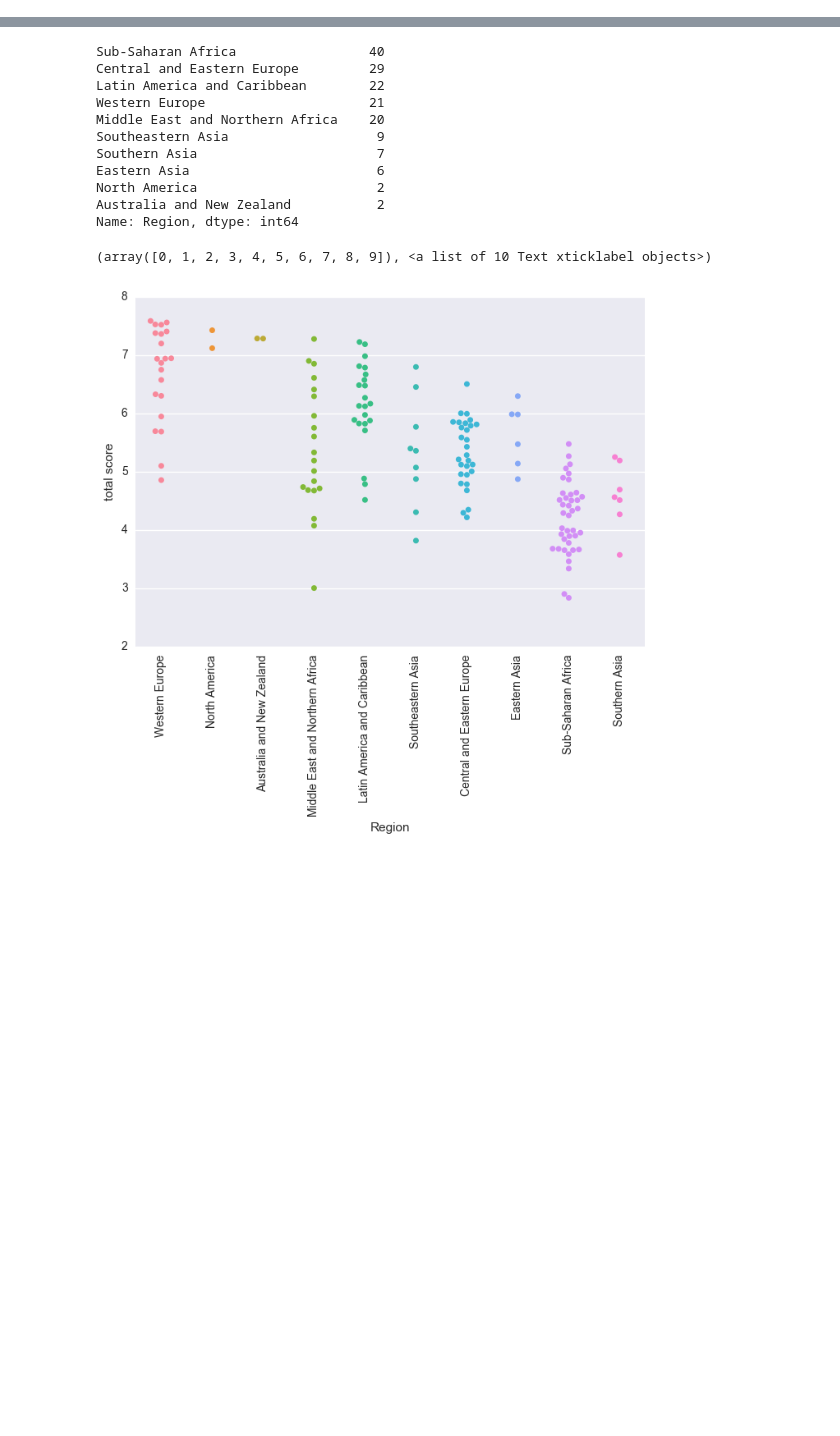
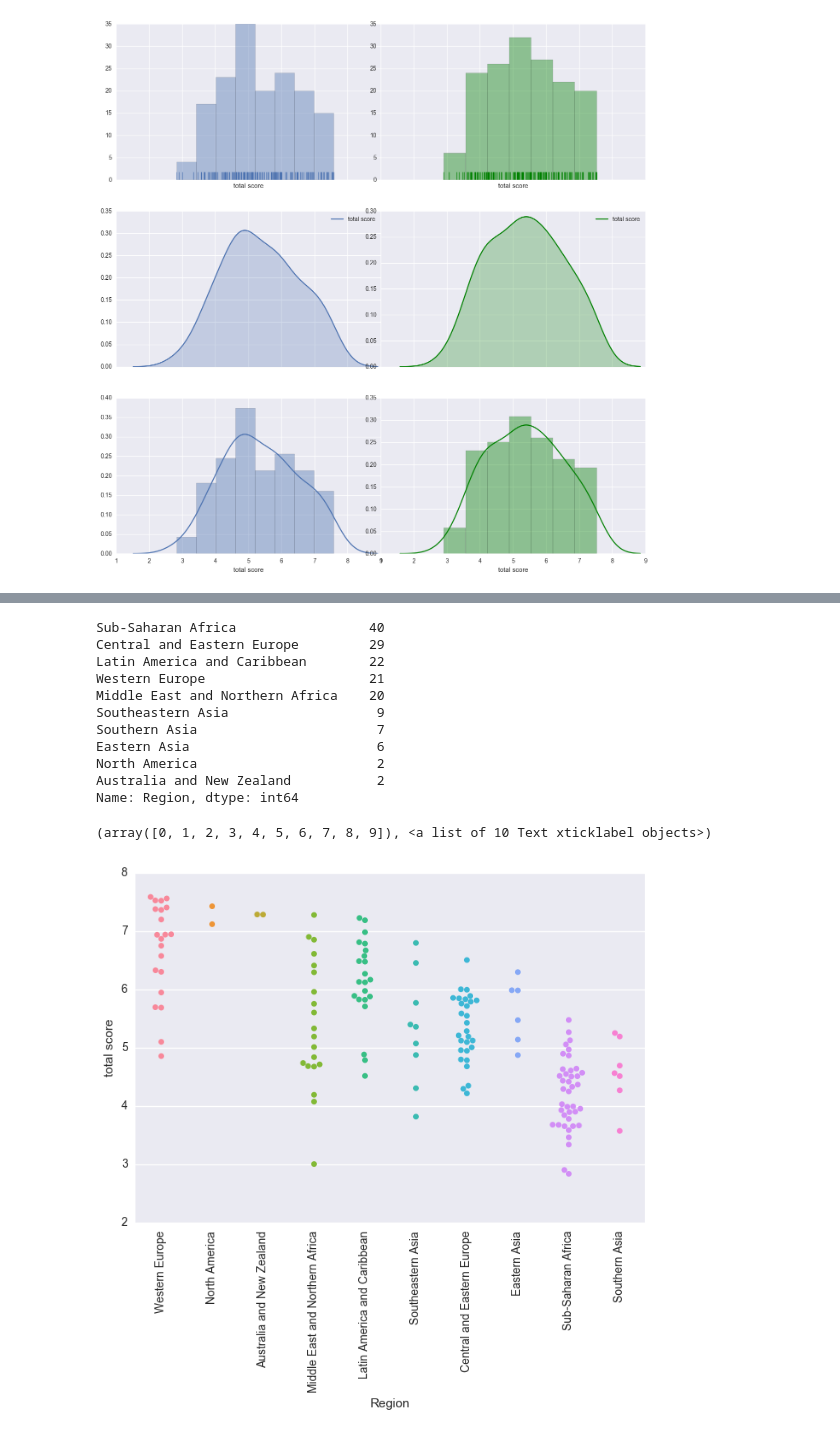
Before and after one commit to wentingsu/Su_Wenting_spring2017, a Jupyter notebook: Final/finalAnalyse1.ipynb, the cells around one changed output, grey strips where cells are left out. Cells and saved outputs as stored; diff of their text form; code cells hidden in the pictures; blank space fills up the shorter version.

```diff
--- a/Final/finalAnalyse1.ipynb
+++ b/Final/finalAnalyse1.ipynb
@@ -52,0 +67,3 @@ getRank(getTotalScore("data/2015.csv")).head()
+# %%
+x1 = data1['total score']
+x2 = data2['total score']
@@ -52,0 +80,20 @@ getRank(getTotalScore("data/2015.csv")).head()
+# %%
+# generate th distribution plot for 2015 and 2016 year to
+# reserve and compare the trend of the score
+f, axes = plt.subplots(3, 2, figsize=(16, 16), sharex=True)
+axes = axes.flatten()
+
+sns.distplot(x1, kde=False, rug=True, ax=axes[0])
+sns.distplot(x2, kde=False, rug=True, ax=axes[1],color='g')
+
+sns.kdeplot(x1, shade=True, ax=axes[2]);
+sns.kdeplot(x2, shade=True, ax=axes[3], color = 'g');
+
+sns.distplot(x1, ax=axes[4])
+sns.distplot(x2, ax=axes[5],color='g')
+
+plt.subplots_adjust(wspace=0)
+
+plt.savefig('1-5.png')
+# %% [output]
+[figure, added]
```
Also changed, not shown: parts of 14 cells of this notebook, 8 other files.
